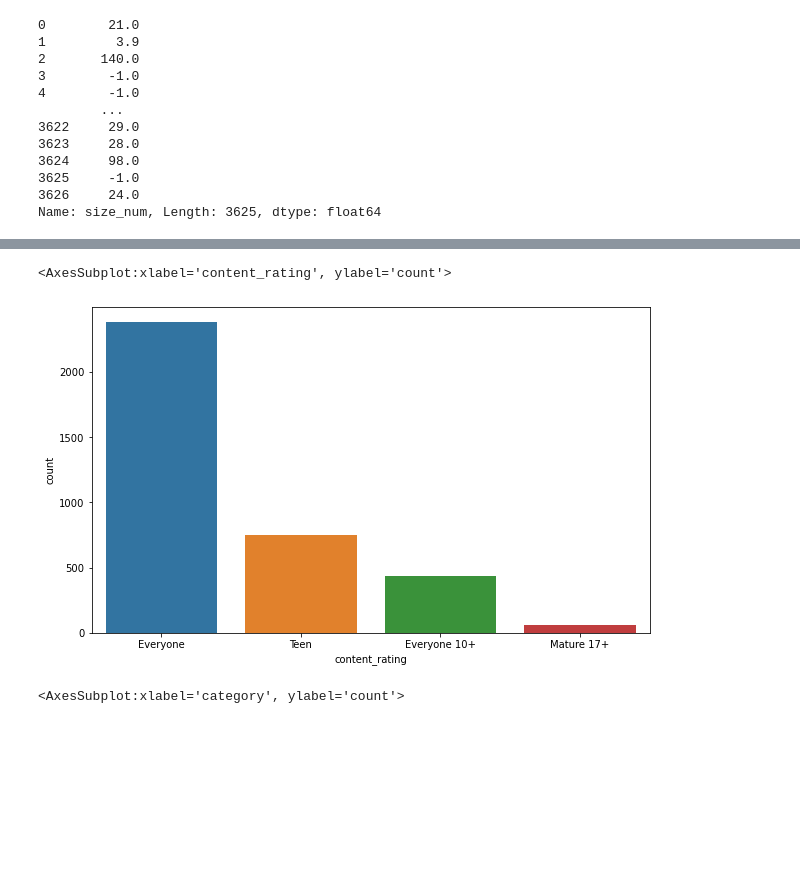
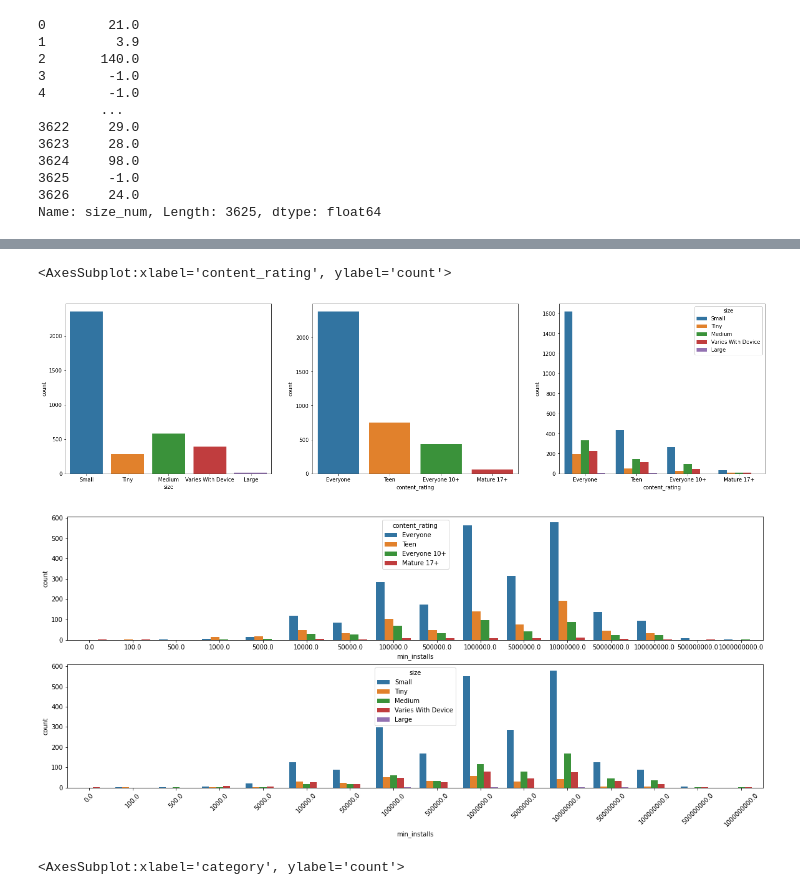
Before and after one commit to hieplk97/Recommendation-For-Games, a Jupyter notebook: jupyter_lab/Data Explorer.ipynb, the cells around one changed output, grey strips where cells are left out. Saved outputs shown, nothing was run; the diff lists cells and outputs as text; code cells hidden in the pictures; blank space fills up the shorter version.

Commit message:
data explore

```diff
--- a/jupyter_lab/Data Explorer.ipynb
+++ b/jupyter_lab/Data Explorer.ipynb
@@ -116,9 +106,24 @@ sns.countplot(x='size', data=data)
-# %%
-plt.figure(figsize=(10, 6))
-sns.countplot(x='content_rating', data=data)
-# %% [output]
-<AxesSubplot:xlabel='content_rating', ylabel='count'>
-[figure, removed]
+# %%
+plt.figure(figsize=(24, 6))
+plt.subplot(1, 3, 1)
+sns.countplot(x='size', data=data)
+plt.subplot(1, 3, 2)
+sns.countplot(x='content_rating', data=data)
+plt.subplot(1, 3, 3)
+sns.countplot(x='content_rating', data=data, hue='size')
+# %% [output]
+<AxesSubplot:xlabel='content_rating', ylabel='count'>
+[figure, added]
+# %%
+plt.figure(figsize=(20, 8))
+plt.subplot(2, 1, 1)
+sns.countplot(x='min_installs', data=data, hue='content_rating')
+plt.subplot(2, 1, 2)
+sns.countplot(x='min_installs', data=data, hue='size')
+plt.xticks(rotation=45)
+plt.show()
+# %% [output]
+[figure, added]
 # %%
 plt.figure(figsize=(20, 8))
 sns.countplot(x='category', data=data)
```
Also changed, not shown: parts of 12 cells of this notebook.
